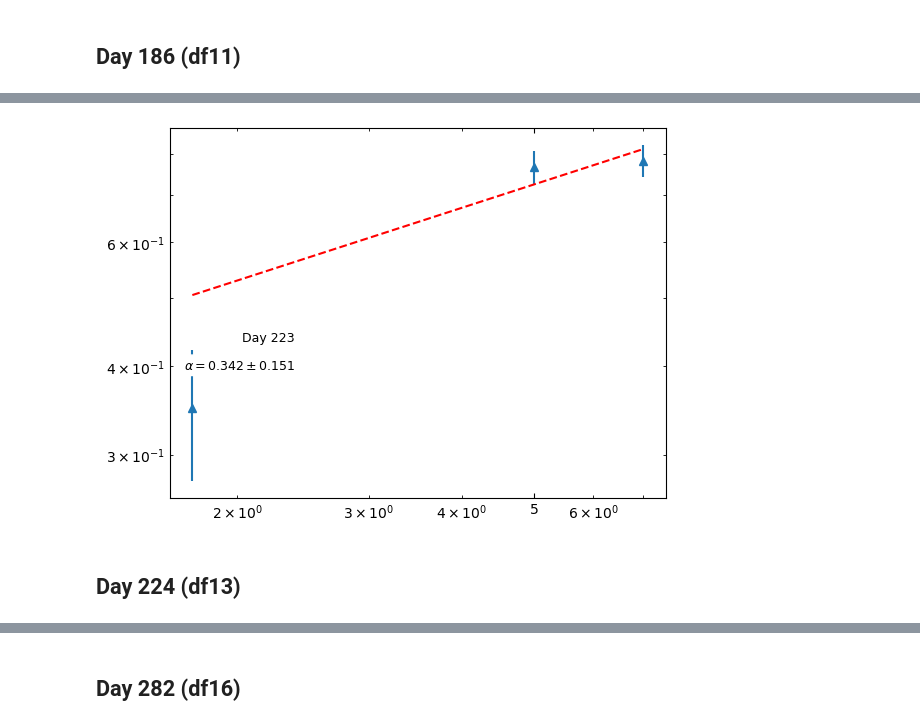
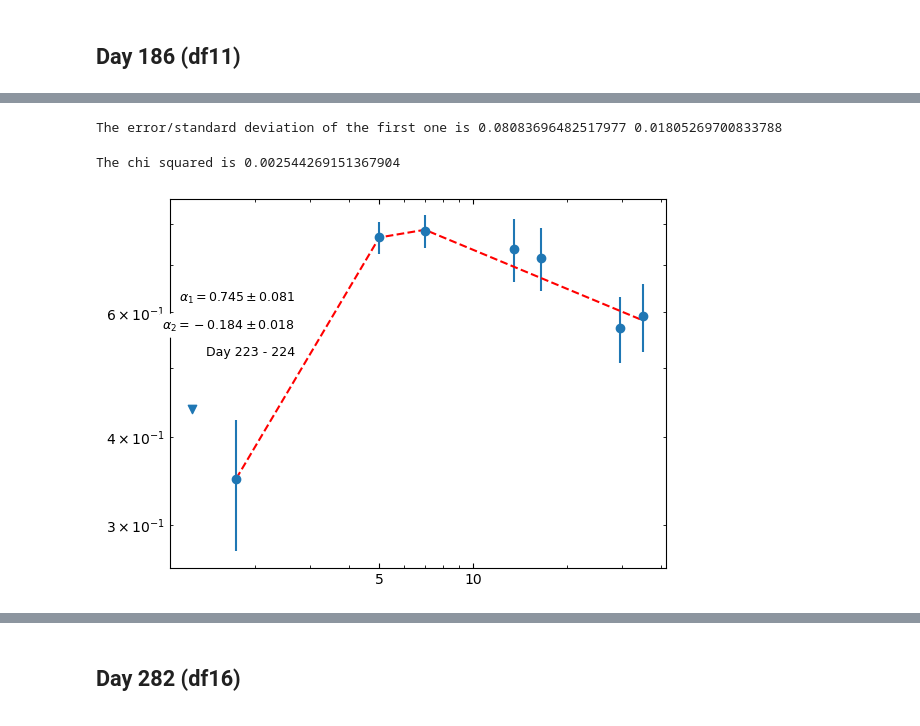
Before and after one commit to Wilhelm005/Research-Code, a Jupyter notebook: V392Per_Spectral_Index.ipynb, the cells around one changed output, grey strips where cells are left out. Drawn from its saved outputs; the diff is of its cells as text; code cells hidden in the pictures.

```diff
--- a/V392Per_Spectral_Index.ipynb
+++ b/V392Per_Spectral_Index.ipynb
@@ -1564,0 +1832,16 @@ The error/standard deviation is 0.15078469310822618
+# %%
+#Input values for function above
+#Going through a range of x values (the point where the line breaks)
+#And different alpha 1 and alpha 2 values (the alpha values on either side of that break)
+
+x_val = np.arange(0.9,40,0.5)   #Going through a range of freq values from 0.1 to 40
+                                #because thats what my data ranges from, may be different for you
+
+a1 = np.arange(-1,0,0.2)
+a2 = np.arange(0,1,0.2)
+
+
+
+#Will output many BPL functions
+#Check through them, if they are very far off they won't work in fitBPL
+BM3 = bpl_func(x_val, y12, yerr12, a1, a2)
@@ -1564,0 +1853,6 @@ The error/standard deviation is 0.15078469310822618
+# %%
+#Apply error as weighting in the function
+
+weight12 = 1/ (np.power(yerr12,2))
+fw_BPL12 = fitBPL(BM3[47], x12, y12, weights=weight12)
+fw_BPL12
@@ -1565,20 +1881,64 @@ The error/standard deviation is 0.15078469310822618
+# %%
+#taking fvec
+fvec12 = np.array([ 1.13026729e-13,  6.70999906e-13,  1.99403363e+00, -7.49530060e+00,
+        -8.71540956e+00,  8.74268976e+00, -2.03086135e+00])
+var12 = np.var(fvec12)
+
+#taking cov_x
+cov_x12 = np.array([[ 3.17040046e-06,  1.95827035e-05, -4.04993435e-06,
+          4.01570861e-06],
+        [ 1.95827035e-05,  4.98759685e-04,  1.47364700e-04,
+          3.60467312e-05],
+        [-4.04993435e-06,  1.47364700e-04,  2.19254020e-04,
+         -1.52465931e-20],
+        [ 4.01570861e-06,  3.60467312e-05, -1.52465931e-20,
+          1.09348229e-05]])
+
+def stand(cov):
+    diag = np.diagonal(cov)
+    sd1 = np.sqrt(diag[0])
+    sd2 = np.sqrt(diag[1])
+    sd3 = np.sqrt(diag[2]) #err 1
+    sd4 = np.sqrt(diag[3]) #err 2
+    return(sd1,sd2,sd3, sd4)
+
+diag12 = stand(cov_x12*var12)
+
+#The last diagonal element corresponds to alpha
+#So here we are calculating the standard deviation on the slope
+
+#print(diag)  #prints standard deviations of all three variances
+
+print('The error/standard deviation of the first one is', diag12[2], diag12[3]) #Just showing the standard deviation on the slope
+# %% [output]
+The error/standard deviation of the first one is 0.08083696482517977 0.01805269700833788
+# %%
+Xhi = cs(df12['Flux (mJy)'][mask].to_numpy(), fw_BPL12( df12["Freq (GHz)"][mask] ))
+print("The chi squared is", Xhi/(7-4))
+# %% [output]
+The chi squared is 0.002544269151367904
 # %%
 #plotting to check
 fig,ax = plt.subplots()
 mask = df12['Flux (mJy)'] > 3 * df12['eFlux (mJy)']  # apply detection threshold
+mask2 = df12['Flux (mJy)'] < 3 * df12['eFlux (mJy)']  # apply detection threshold
 if mask.any():  # proceed only if at least one detection
-    ax.errorbar(df12['Freq (GHz)'][mask], df12['Flux (mJy)'][mask], yerr=yerr12, fmt='^')
+    ax.errorbar(df12['Freq (GHz)'][mask], df12['Flux (mJy)'][mask], yerr=yerr12, fmt='o')
+    ax.scatter(df12['Freq (GHz)'][mask2], (df12['Flux (mJy)'][mask2] + 3*df12['eFlux (mJy)'][mask2]), marker='v')
     ax.set_xscale('log')
     ax.set_xticks([1, 5, 10, 50], labels=['1', '5', '10', '50'])
     ax.set_yscale('log')
     ax.set_yticks([1, 5, 10, 20, 50], labels=['1', '5', '10', '20', '50'])
-    ax.annotate('Day 223', xy=(90, 120), xycoords='axes points', size=9, ha='right', va='top', bbox=dict(boxstyle='round', fc='w', ec="w"))
+    ax.annotate('Day 223 - 224', xy=(90, 160), xycoords='axes points', size=9, ha='right', va='top', bbox=dict(boxstyle='round', fc='w', ec="w"))
     ax.tick_params(axis='both', which='both', direction='in', top=True, right=True)
-    ax.plot(df12['Freq (GHz)'][mask], fit_model_weights12(df12['Freq (GHz)'][mask]), 'r--')
-    ax.annotate('${\u03B1 = 0.342 \\pm 0.151}$', xy=(90, 100), xycoords='axes points', size=9, ha='right', va='top', bbox=dict(boxstyle='round', fc='w', ec="w"))
+
+    ax.plot(df12['Freq (GHz)'][mask], fw_BPL12(df12['Freq (GHz)'][mask]), 'r--')
+
+    ax.annotate('${\u03B1_1 = 0.745 \\pm 0.081}$', xy=(90, 200), xycoords='axes points', size=9, ha='right', va='top', bbox=dict(boxstyle='round', fc='w', ec="w"))
+    ax.annotate('${\u03B1_2 = -0.184 \\pm 0.018}$', xy=(90, 180), xycoords='axes points', size=9, ha='right', va='top', bbox=dict(boxstyle='round', fc='w', ec="w"))
+
+    #ax.annotate('${\u03B1 = 0.342 \\pm 0.151}$', xy=(90, 100), xycoords='axes points', size=9, ha='right', va='top', bbox=dict(boxstyle='round', fc='w', ec="w"))
 
 plt.show();
 # %% [output]
-[figure, old version]
+[figure, new version]
-# %% [markdown]
-## Day 224 (df13)
```
Also changed, not shown: parts of 129 cells of this notebook, 1 other file.
